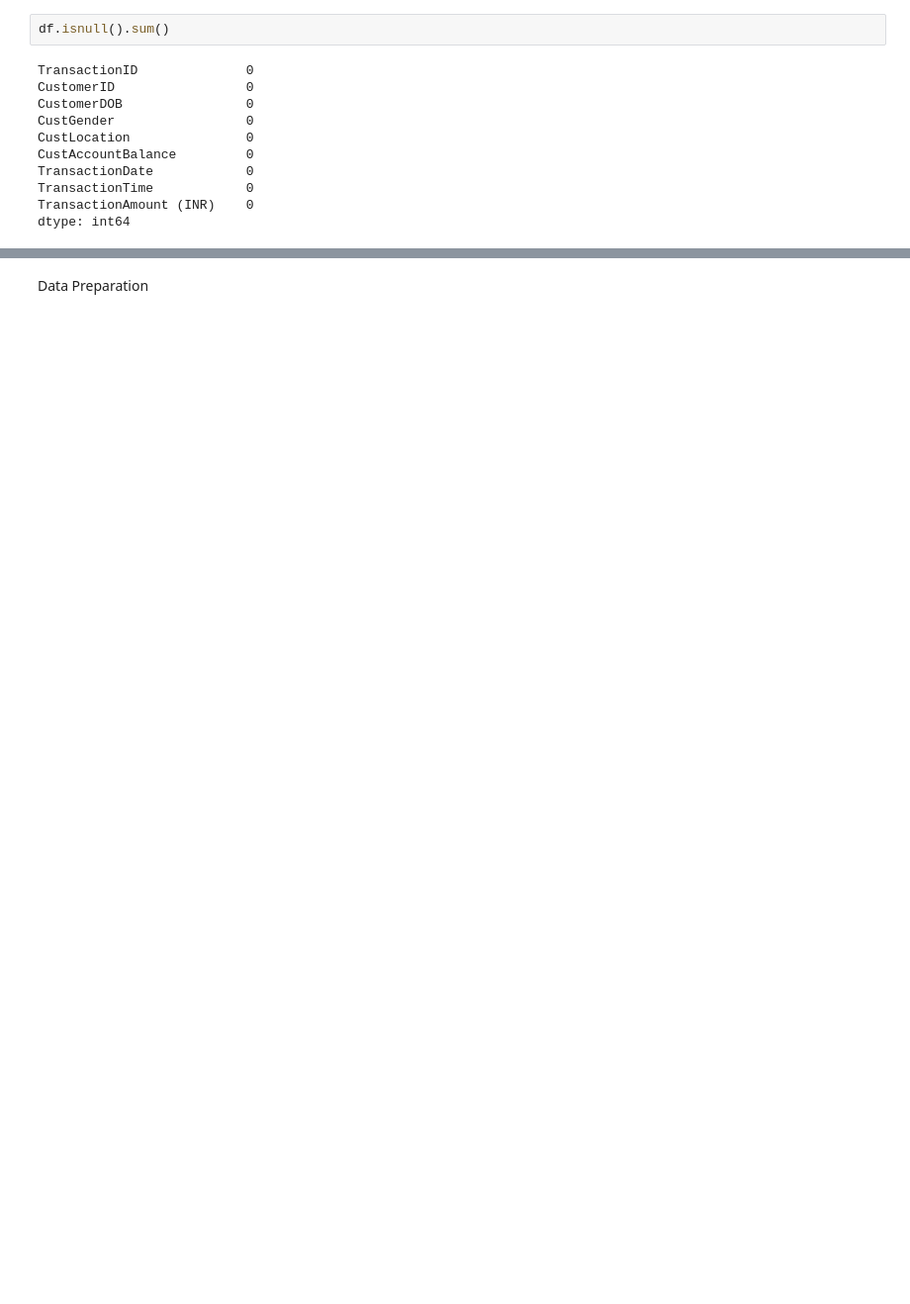
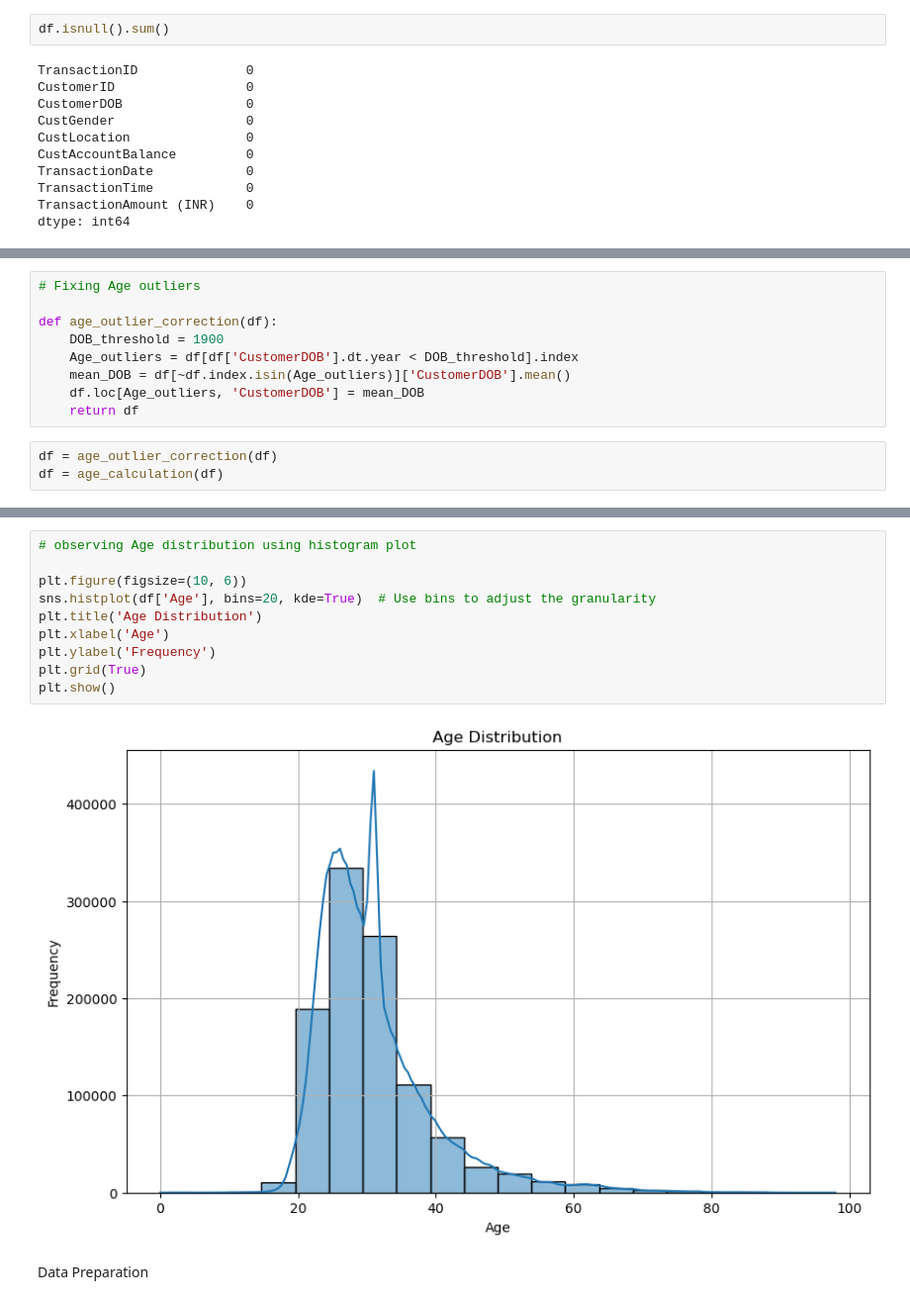
Before and after one commit to joachinhimself/RFM-Analysis, a Jupyter notebook: Notebooks/RFM Analysis Solution.ipynb, the cells around one changed output, grey strips where cells are left out. Shown at 99% size. Saved outputs shown, nothing was run; the diff lists cells and outputs as text; blank space fills up the shorter version.

```diff
--- a/Notebooks/RFM Analysis Solution.ipynb
+++ b/Notebooks/RFM Analysis Solution.ipynb
@@ -171,0 +342,12 @@ dtype: int64
+# %%
+# Fixing Age outliers
+
+def age_outlier_correction(df):
+    DOB_threshold = 1900
+    Age_outliers = df[df['CustomerDOB'].dt.year < DOB_threshold].index
+    mean_DOB = df[~df.index.isin(Age_outliers)]['CustomerDOB'].mean()
+    df.loc[Age_outliers, 'CustomerDOB'] = mean_DOB
+    return df
+# %%
+df = age_outlier_correction(df)
+df = age_calculation(df)
@@ -172,2 +363,14 @@ dtype: int64
+# %%
+# observing Age distribution using histogram plot
+
+plt.figure(figsize=(10, 6))
+sns.histplot(df['Age'], bins=20, kde=True)  # Use bins to adjust the granularity
+plt.title('Age Distribution')
+plt.xlabel('Age')
+plt.ylabel('Frequency')
+plt.grid(True)
+plt.show()
+# %% [output]
+[figure, added]
 # %% [markdown]
 Data Preparation
```
Also changed, not shown: parts of 39 cells of this notebook.
